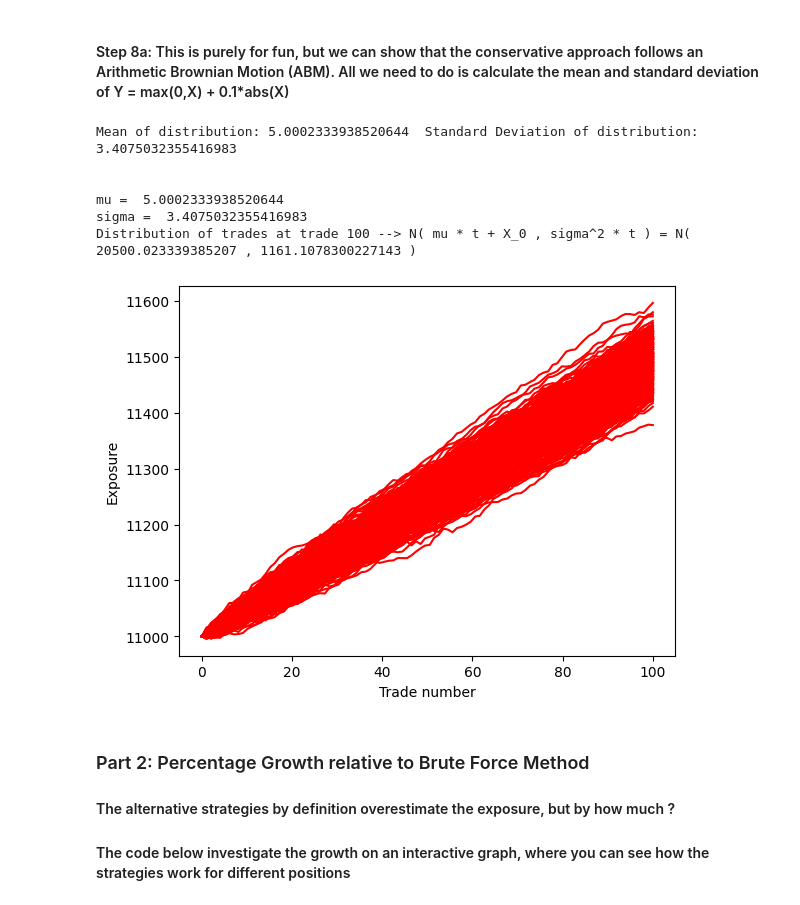
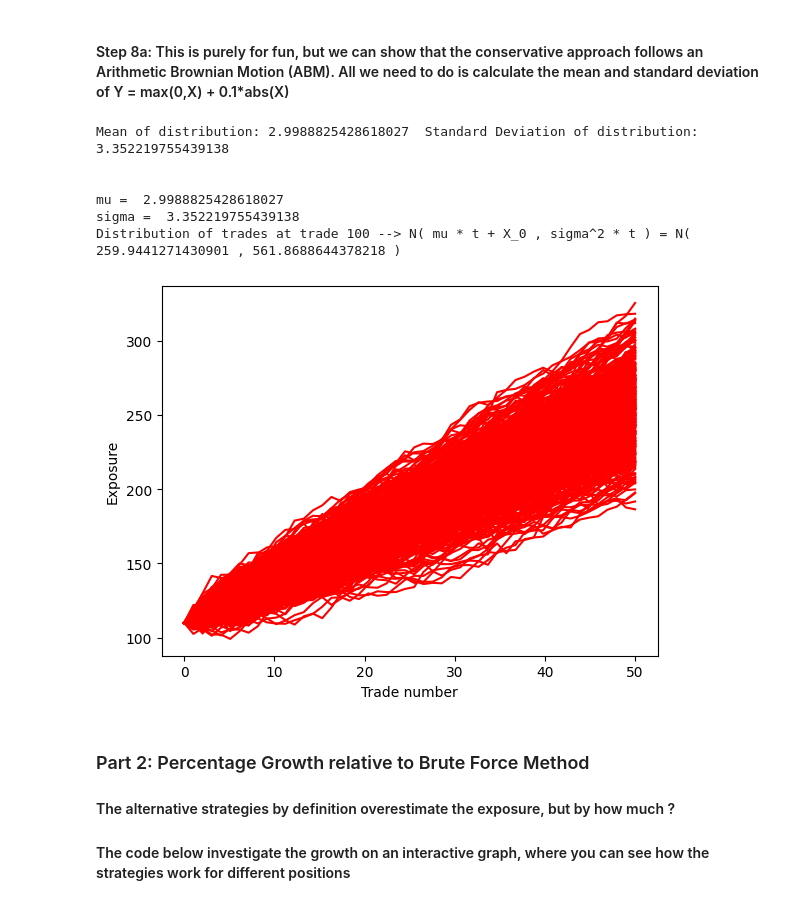
Before and after one commit to misty576/Git-Repository, a Jupyter notebook: JupyterNotebookVersionsofCode/MC_PCGrowth_NGR.ipynb, the cells around one changed output. Drawn from its saved outputs; the diff is of its cells as text; code cells hidden in the pictures.

```diff
--- a/JupyterNotebookVersionsofCode/MC_PCGrowth_NGR.ipynb
+++ b/JupyterNotebookVersionsofCode/MC_PCGrowth_NGR.ipynb
@@ -210,12 +250,12 @@ print("Positions Matrix: \n", positions)
 ### NB: Set up Baseline Position and Incoming Trades
 # %%
 # BASELINE POSITION
-MarkToMarket = 1000
-Notional = 1000000
+MarkToMarket = 100
+Notional = 1000
 
 
 # For the incoming positions , we simply set the range of the values used for sampling incoming trades
-MTM_Min = -1
+MTM_Min = -10
 MTM_Max = 10
 
 
@@ -347,11 +394,11 @@ def exposure_simulation1(n, samples, addOnFactor, widget):
 # %% [markdown]
 #### Step 8: Run the functions above, analyse the graphs, and inspect mean and variance of each method
 # %%
-samples = 500
-n = 100
+samples = 50
+n = 50
 addonfactor = 0.01
 
-final_vals = exposure_simulation1(n, samples, addOnFactor, False)
+final_vals = exposure_simulation1(n, samples, addOnFactor, False, MarkToMarket, Notional, MTM_Min, MTM_Max)
 
 [mu,sigma,std] = get_mean_variance(final_vals, samples)
 
@@ -398,45 +449,45 @@ dt = 1
 
 print("Mean of distribution: " + str(mu) + "  Standard Deviation of distribution: " + str(standard_dev))
 print("\n")
-T = 100  # T = Time <=> Trade
+T = n  # T = Time <=> Trade
 
-n = int(T/dt)
-t = np.linspace(0,T,n)
+m = int(T/dt)
+t = np.linspace(0,T,m)
 
 def run_sim():
 
-    x = np.zeros(n)
+    x = np.zeros(m)
     x[0] = MarkToMarket + 0.01 * Notional
 
-    for i in range(n-1):
+    for i in range(m-1):
         # This is our ABM equation. There are more stochastic calculus notes on the paper.
         x[i+1] = x[i] + mu*dt + standard_dev*np.random.normal(0,1)*np.sqrt(dt)
 
     return x
 
 plt.figure()
 for i in range(500):
     x = run_sim()
 
     plt.plot(t, x, 'r')
 
 
 print("mu = ", mu)
 print("sigma = ", standard_dev)
 mu_T = mu*T
 sigma_T = standard_dev ** 2 * T
-print("Distribution of trades at trade 100 --> N( mu * t + X_0 , sigma^2 * t ) = N( " + str(mu*T + 20000) + " , " + str(standard_dev ** 2 * T) + " )")
+print("Distribution of trades at trade 100 --> N( mu * t + X_0 , sigma^2 * t ) = N( " + str(mu*T + x[0]) + " , " + str(standard_dev ** 2 * T) + " )")
 plt.xlabel("Trade number")
 plt.ylabel("Exposure")
 plt.show()
 # %% [output]
-Mean of distribution: 5.0002333938520644  Standard Deviation of distribution: 3.4075032355416983
+Mean of distribution: 2.9988825428618027  Standard Deviation of distribution: 3.352219755439138
 
 
-mu =  5.0002333938520644
-sigma =  3.4075032355416983
-Distribution of trades at trade 100 --> N( mu * t + X_0 , sigma^2 * t ) = N( 20500.023339385207 , 1161.1078300227143 )
+mu =  2.9988825428618027
+sigma =  3.352219755439138
+Distribution of trades at trade 100 --> N( mu * t + X_0 , sigma^2 * t ) = N( 259.9441271430901 , 561.8688644378218 )
-[figure, old version]
+[figure, new version]
 # %% [markdown]
 ### Part 2: Percentage Growth relative to Brute Force Method
 #### The alternative strategies by definition overestimate the exposure, but by how much ?
```
Also changed, not shown: parts of 9 cells of this notebook, 3 other files.
